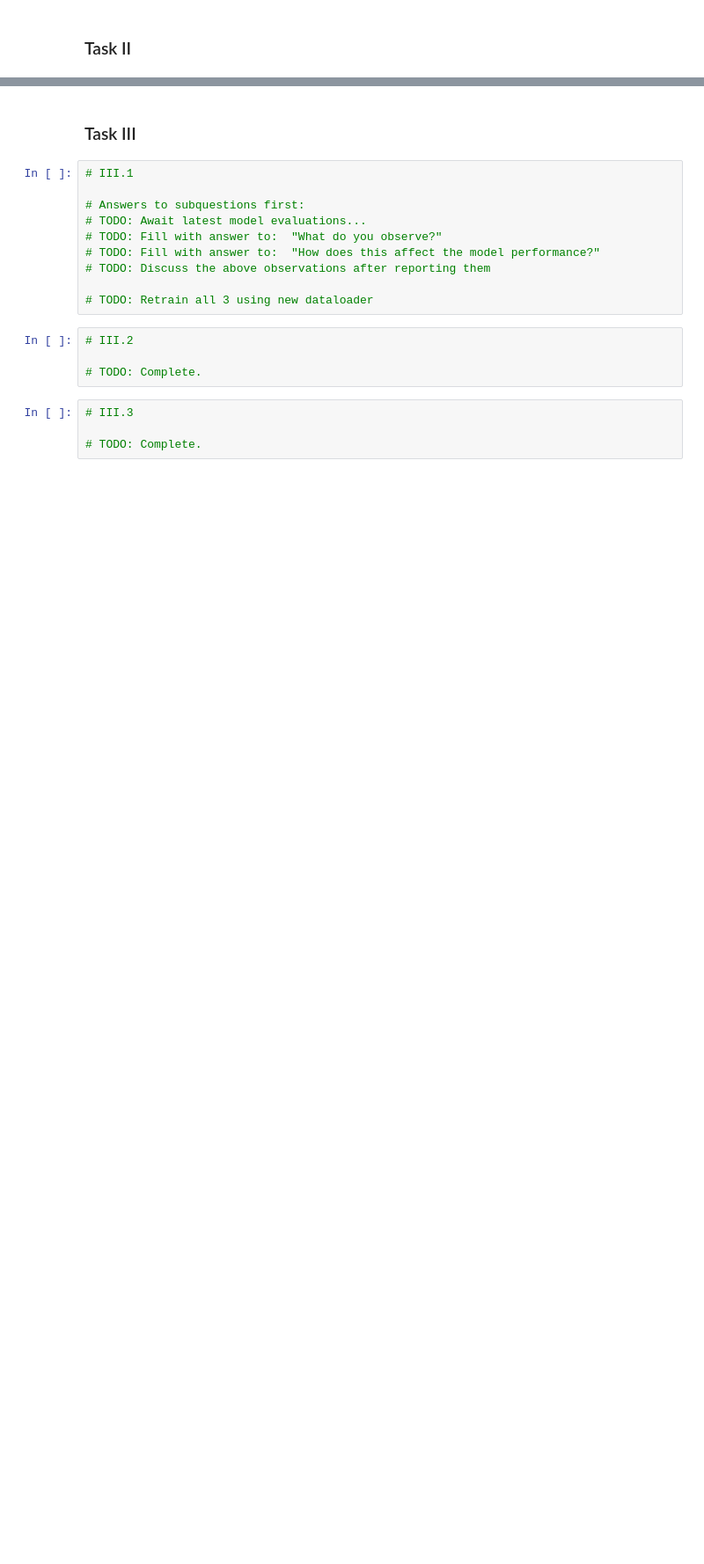
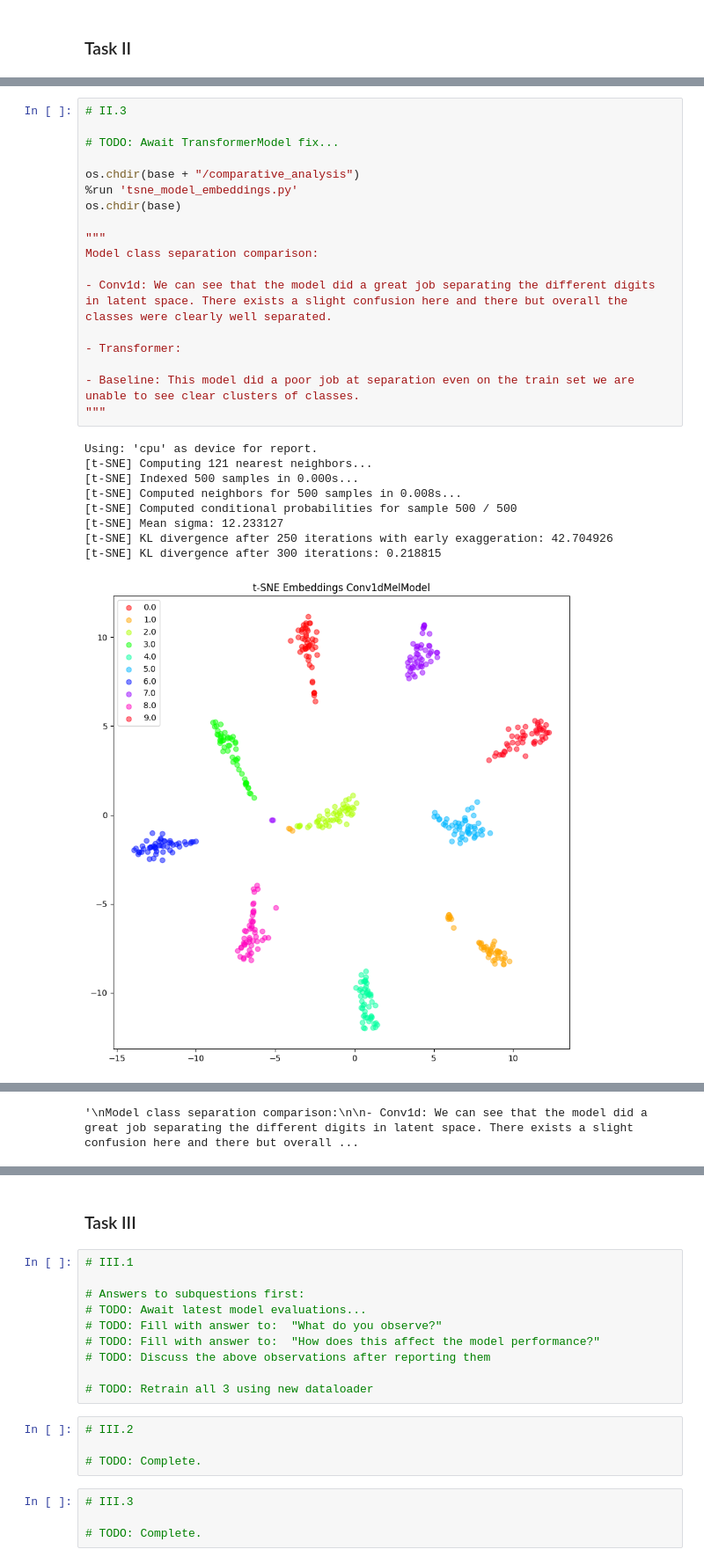
Before and after one commit to Thunfischpirat/SpokenDigits, a Jupyter notebook: SolutionNotebook.ipynb, the cells around one changed output, grey strips where cells are left out. Shown at 88% size. Drawn from its saved outputs; the diff is of its cells as text; blank space fills up the shorter version.

```diff
--- a/SolutionNotebook.ipynb
+++ b/SolutionNotebook.ipynb
@@ -131,0 +156,28 @@ accuracy: 0.15
+# %%
+# II.3
+
+# TODO: Await TransformerModel fix...
+
+os.chdir(base + "/comparative_analysis")
+%run 'tsne_model_embeddings.py'
+os.chdir(base)
+
+"""
+Model class separation comparison:
+
+- Conv1d: We can see that the model did a great job separating the different digits in latent space. There exists a slight confusion here and there but overall the classes were clearly well separated.
+
+- Transformer:
+
+- Baseline: This model did a poor job at separation even on the train set we are unable to see clear clusters of classes.
+"""
+# %% [output]
+Using: 'cpu' as device for report.
+[t-SNE] Computing 121 nearest neighbors...
+[t-SNE] Indexed 500 samples in 0.000s...
+[t-SNE] Computed neighbors for 500 samples in 0.008s...
+[t-SNE] Computed conditional probabilities for sample 500 / 500
+[t-SNE] Mean sigma: 12.233127
+[t-SNE] KL divergence after 250 iterations with early exaggeration: 42.704926
+[t-SNE] KL divergence after 300 iterations: 0.218815
+[figure, added]
@@ -132 +201,2 @@ accuracy: 0.15
+'\nModel class separation comparison:\n\n- Conv1d: We can see that the model did a great job separating the different digits in latent space. There exists a slight confusion here and there but overall ...
 # %%
```
Also changed, not shown: parts of 10 cells of this notebook, 3 other files.
